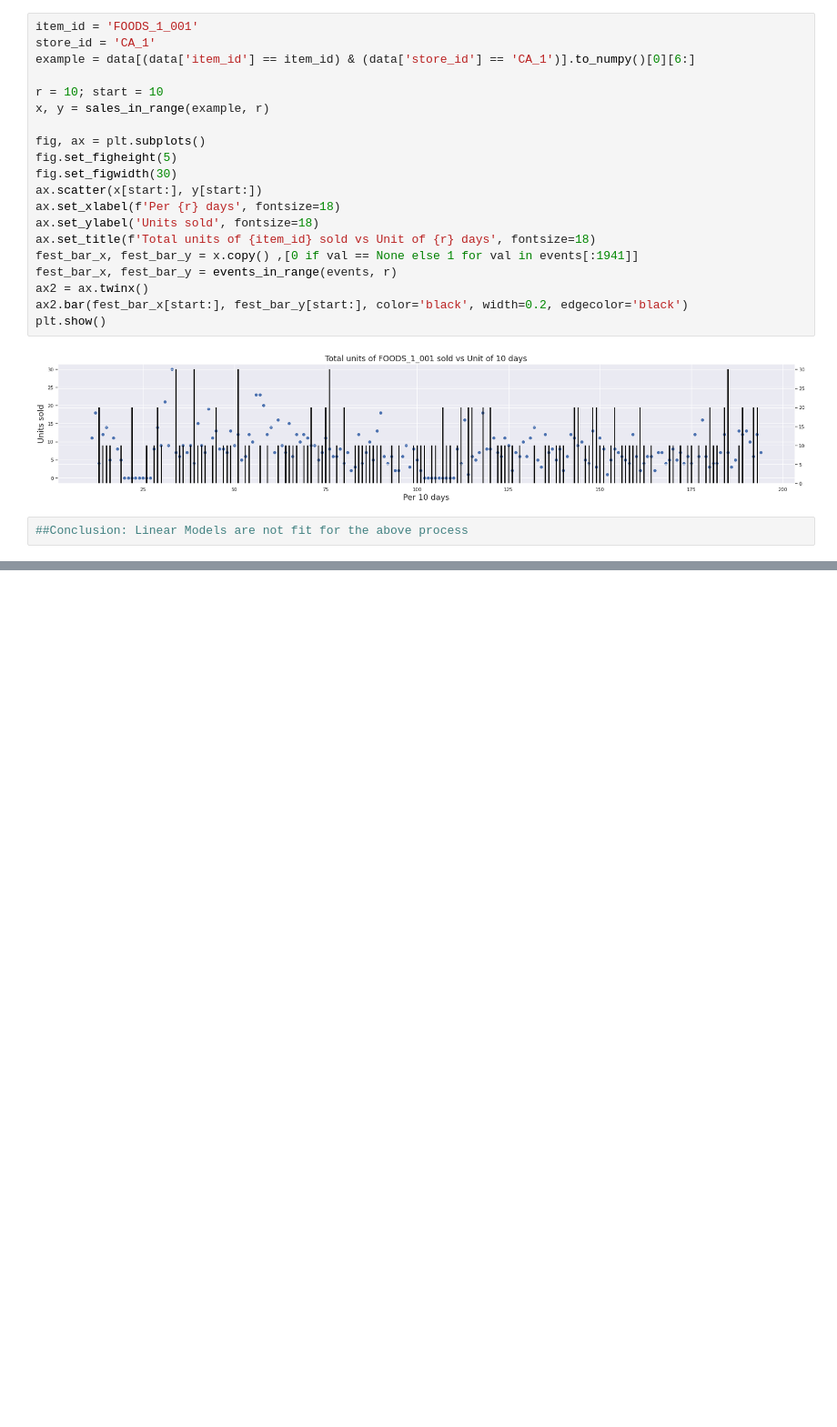
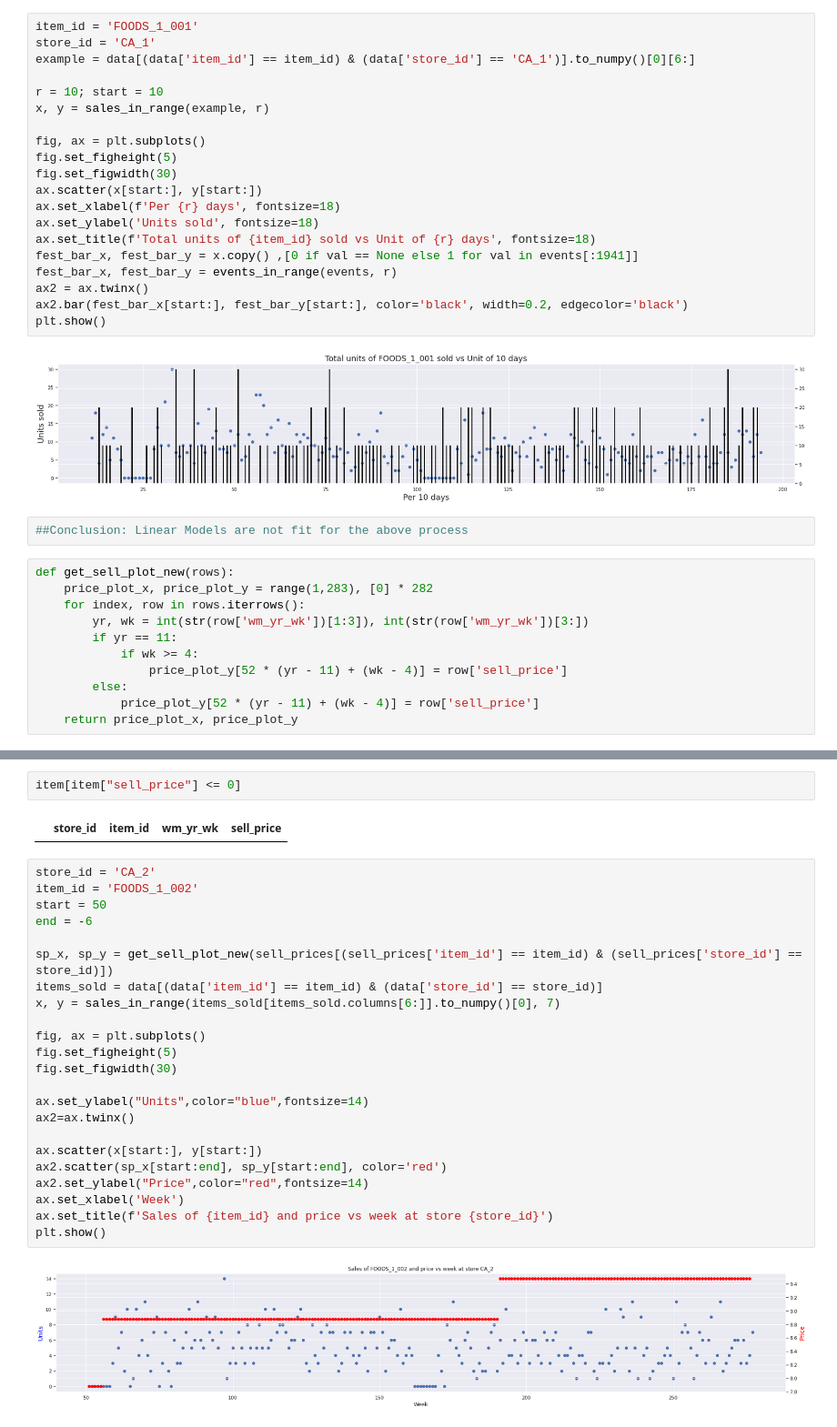
Before and after one commit to Rohan-Agarwal-Developer/walmart-sales-predictions, a Jupyter notebook: visualizations.ipynb, the cells around one changed output, grey strips where cells are left out. Shown at 91% size. Drawn from its saved outputs; the diff is of its cells as text; blank space fills up the shorter version.

```diff
--- a/visualizations.ipynb
+++ b/visualizations.ipynb
@@ -307,3 +312,14 @@ plt.show()
 [figure]
 # %%
 ##Conclusion: Linear Models are not fit for the above process
+# %%
+def get_sell_plot_new(rows):
+    price_plot_x, price_plot_y = range(1,283), [0] * 282
+    for index, row in rows.iterrows():
+        yr, wk = int(str(row['wm_yr_wk'])[1:3]), int(str(row['wm_yr_wk'])[3:])
+        if yr == 11:
+            if wk >= 4:
+                price_plot_y[52 * (yr - 11) + (wk - 4)] = row['sell_price']
+        else:
+            price_plot_y[52 * (yr - 11) + (wk - 4)] = row['sell_price']
+    return price_plot_x, price_plot_y
@@ -309,0 +346,29 @@ plt.show()
+# %%
+item[item["sell_price"] <= 0]
+# %% [output]
+|  | store_id | item_id | wm_yr_wk | sell_price |
+# %%
+store_id = 'CA_2'
+item_id = 'FOODS_1_002'
+start = 50
+end = -6
+
+sp_x, sp_y = get_sell_plot_new(sell_prices[(sell_prices['item_id'] == item_id) & (sell_prices['store_id'] == store_id)])
+items_sold = data[(data['item_id'] == item_id) & (data['store_id'] == store_id)]
+x, y = sales_in_range(items_sold[items_sold.columns[6:]].to_numpy()[0], 7)
+
+fig, ax = plt.subplots()
+fig.set_figheight(5)
+fig.set_figwidth(30)
+
+ax.set_ylabel("Units",color="blue",fontsize=14)
+ax2=ax.twinx()
+
+ax.scatter(x[start:], y[start:])
+ax2.scatter(sp_x[start:end], sp_y[start:end], color='red')
+ax2.set_ylabel("Price",color="red",fontsize=14)
+ax.set_xlabel('Week')
+ax.set_title(f'Sales of {item_id} and price vs week at store {store_id}')
+plt.show()
+# %% [output]
+[figure, added]
```
Also changed, not shown: parts of 3 cells of this notebook, 2 other files.
